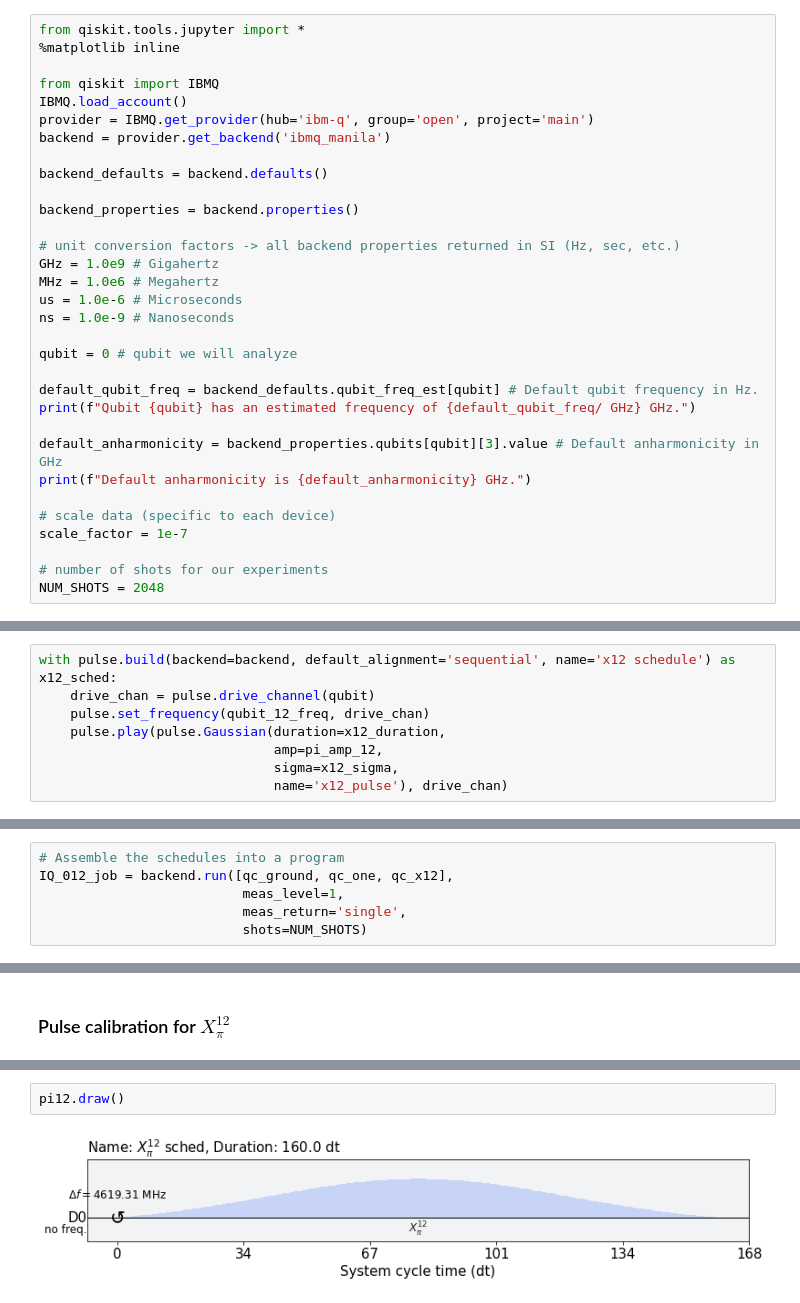
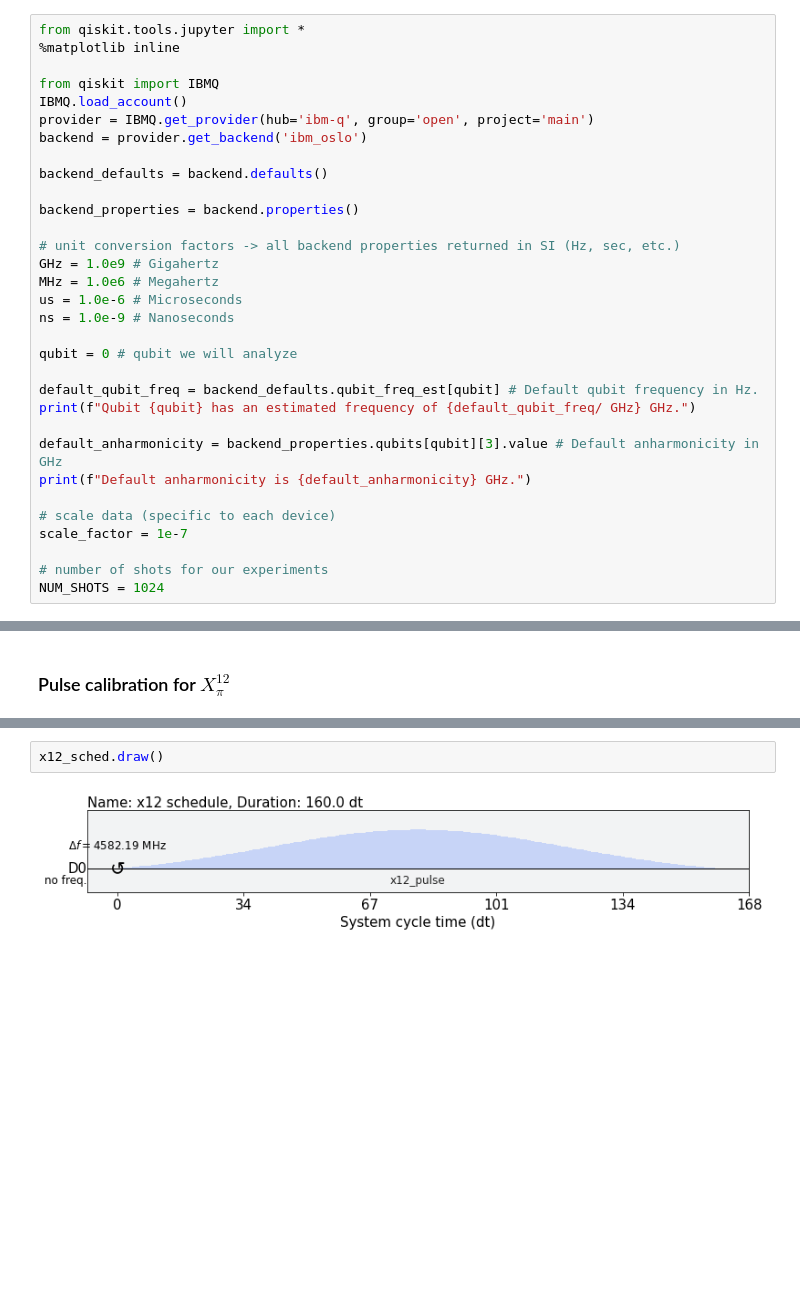
Before and after one commit to spham1611/PulsatingPulseLab, a Jupyter notebook: rabi12.ipynb, the cells around one changed output, grey strips where cells are left out. Drawn from its saved outputs; the diff is of its cells as text; blank space fills up the shorter version.

```diff
--- a/rabi12.ipynb
+++ b/rabi12.ipynb
@@ -20,7 +20,7 @@ from qiskit.tools.jupyter import *
 from qiskit import IBMQ
 IBMQ.load_account()
 provider = IBMQ.get_provider(hub='ibm-q', group='open', project='main')
-backend = provider.get_backend('ibmq_manila')
+backend = provider.get_backend('ibm_oslo')
 
 backend_defaults = backend.defaults()
 
@@ -44,5 +44,5 @@ print(f"Default anharmonicity is {default_anharmonicity} GHz.")
 scale_factor = 1e-7
 
 # number of shots for our experiments
-NUM_SHOTS = 2048
+NUM_SHOTS = 1024
 # %% [output]
@@ -235,8 +231,0 @@ Pi Amplitude (1->2) = 0.17059699110973653
-# %%
-with pulse.build(backend=backend, default_alignment='sequential', name='x12 schedule') as x12_sched:
-    drive_chan = pulse.drive_channel(qubit)
-    pulse.set_frequency(qubit_12_freq, drive_chan)
-    pulse.play(pulse.Gaussian(duration=x12_duration,
-                              amp=pi_amp_12,
-                              sigma=x12_sigma,
-                              name='x12_pulse'), drive_chan)
@@ -262,6 +231,0 @@ qc_x12.add_calibration(x12_gate, (0,), x12_sched, [])
-# %%
-# Assemble the schedules into a program
-IQ_012_job = backend.run([qc_ground, qc_one, qc_x12],
-                          meas_level=1,
-                          meas_return='single',
-                          shots=NUM_SHOTS)
@@ -399,4 +242,4 @@ with pulse.build(backend=backend, name=r'$X_{\pi}^{12}$ sched') as pi12:
 # %%
-pi12.draw()
+x12_sched.draw()
 # %% [output]
-[figure, old version]
+[figure, new version]
```
Also changed, not shown: parts of 24 cells of this notebook.
